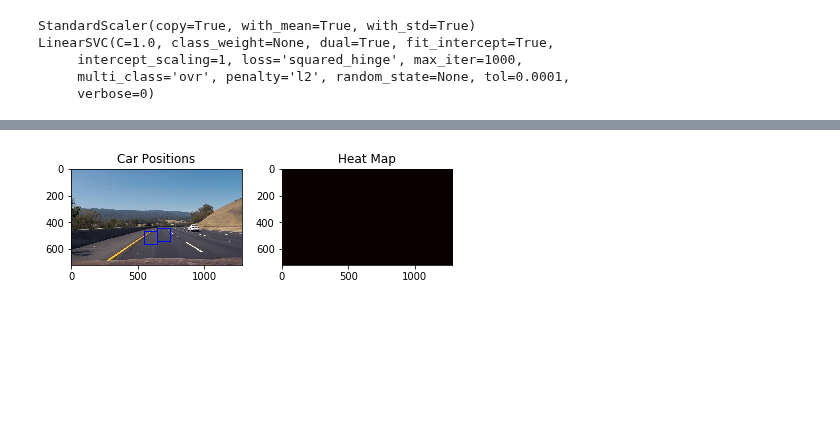
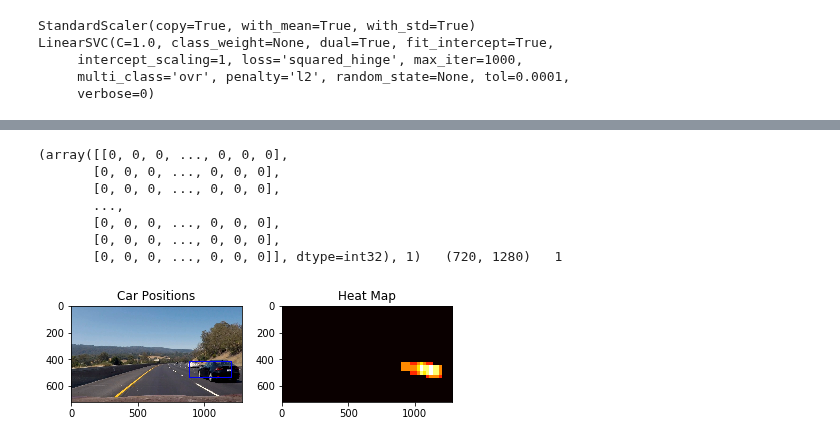
Before and after one commit to ikartiks/CarND-Vehicle-Detection-And-Tracking, a Jupyter notebook: P1.ipynb, the cells around one changed output, grey strips where cells are left out. Saved outputs shown, nothing was run; the diff lists cells and outputs as text; code cells hidden in the pictures; blank space fills up the shorter version.

```diff
--- a/P1.ipynb
+++ b/P1.ipynb
@@ -561,7 +561,7 @@ def apply_threshold(heatmap, threshold):
     # Return thresholded map
     return heatmap
 
-def draw_labeled_bboxes(img, labels):
+def draw_labeled_bboxes(img, labels, color=(0, 0, 255)):
     # Iterate through all detected cars
     for car_number in range(1, labels[1]+1):
         # Find pixels with each car_number label value
@@ -663,17 +663,17 @@ Feature vector length: 8412
 36.96 Seconds to train SVC...
 Test Accuracy of SVC =  0.9806
 # %%
-color_space = 'HLS' # Can be RGB, HSV, LUV, HLS, YUV, YCrCb
+color_space = 'YCrCb' # Can be RGB, HSV, LUV, HLS, YUV, YCrCb
 orient = 9  # HOG orientations
 pix_per_cell = 8 # HOG pixels per cell
 cell_per_block = 2 # HOG cells per block
 hog_channel = "ALL" # Can be 0, 1, 2, or "ALL"
-spatial_size = (32, 32) # Spatial binning dimensions
+spatial_size = (16, 16) # Spatial binning dimensions
 hist_bins = 16    # Number of histogram bins
 spatial_feat = True # Spatial features on or off
 hist_feat = True # Histogram features on or off
 hog_feat = True # HOG features on or off
 y_start_stop = [None, None] # Min and max in y to search in slide_window()
 
-print('items defined n')
+print('items defined nss')
 # %% [output]
@@ -681,8 +681,8 @@ items defined n
 # %%
-X_scaler = pickle.load( open( "hls_spatial_hog_hist.p", "rb" ) )
+X_scaler = pickle.load( open( "YCrCb_hog_hist_spatial_16.p", "rb" ) )
 print(X_scaler)
 
-svc = pickle.load( open( "hls_spatial_hog_hist_svc.p", "rb" ) )
+svc = pickle.load( open( "YCrCb_hog_hist_spatial_16_svc.p", "rb" ) )
 print(svc)
 # %% [output]
 StandardScaler(copy=True, with_mean=True, with_std=True)
@@ -764,14 +794,14 @@ faltu d
 
 #747 2 cars one behind
 #63 no cars
-image = mpimg.imread('output/vid647.jpg')
+image = mpimg.imread('output/vid747.jpg')
 draw_image = np.copy(image)
 
 #print(image.shape)
 
 heat = np.zeros_like(image[:,:,0]).astype(np.float)
 
-ystart = 300
+ystart = 250
 ystop = 600
 scale = 1.5
 #print(ystart,' s9 ', ystop,' s8 ', scale,' 7s ', svc,' s6 ', X_scaler,' s5 ', orient,' s4 ', pix_per_cell,' s3 ', cell_per_block,' s2 ', spatial_size,' s1 ', hist_bins)
@@ -787,34 +817,41 @@ plt.imshow(image)
 # %%
 #print(bbox[1])
 
 heat = add_heat(heat,bbox)
 
 # Apply threshold to help remove false positives
-heat = apply_threshold(heat,1)
+heat = apply_threshold(heat,2)
 
 # Visualize the heatmap when displaying
 heatmap = np.clip(heat, 0, 255)
 
 #plt.imshow(heatmap, cmap='hot')
 
 # Find final boxes from heatmap using label function
 labels = label(heatmap)
 
-#print(labels[0].shape,' ',labels[1])
+print(labels,' ',labels[0].shape,' ',labels[1])
 
-draw_img = draw_labeled_bboxes(draw_image, labels)
-window_img = draw_boxes(draw_image, bbox, color=(0, 0, 255), thick=6)
+draw_img = draw_labeled_bboxes(draw_image, labels, color=(0, 255, 255))
+window_img = draw_boxes(draw_image, bbox, color=(0, 255, 255), thick=6)
 
 
 
 fig = plt.figure()
 fig.figsize=(10,10)
 plt.subplot(121)
-plt.imshow(window_img)
+plt.imshow(draw_image)
 plt.title('Car Positions')
 plt.subplot(122)
 plt.imshow(heatmap, cmap='hot')#
 plt.title('Heat Map')
 fig.tight_layout()
 # %% [output]
+(array([[0, 0, 0, ..., 0, 0, 0],
+       [0, 0, 0, ..., 0, 0, 0],
+       [0, 0, 0, ..., 0, 0, 0],
+       ...,
+       [0, 0, 0, ..., 0, 0, 0],
+       [0, 0, 0, ..., 0, 0, 0],
+       [0, 0, 0, ..., 0, 0, 0]], dtype=int32), 1)   (720, 1280)   1
-[figure, old version]
+[figure, new version]
```
Also changed, not shown: parts of 6 cells of this notebook, 3 other files.
